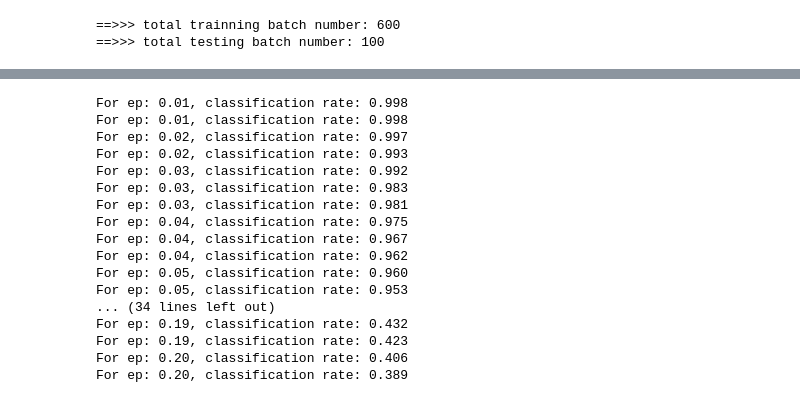
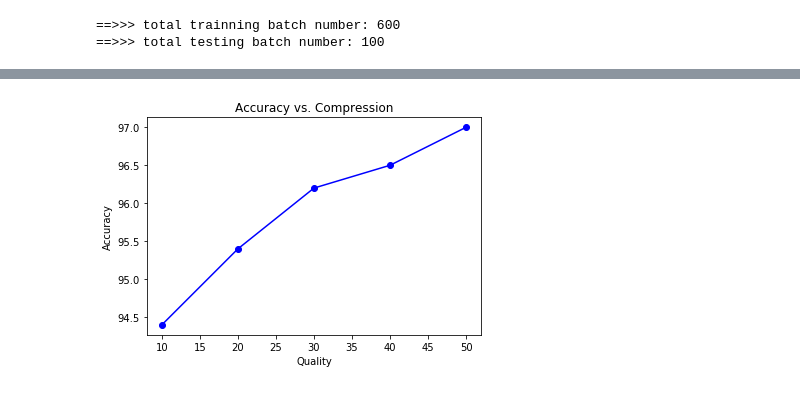
Before and after one commit to rraju1/Adv_jpeg_compression, a Jupyter notebook: adv_compression.ipynb, the cells around one changed output, grey strips where cells are left out. Cells and saved outputs as stored; diff of their text form; code cells hidden in the pictures.

```diff
--- a/adv_compression.ipynb
+++ b/adv_compression.ipynb
@@ -434,0 +469,2 @@ plt.savefig('adv_diff.png',bbox_inches='tight')
+# %%
+list_of_acc = []
@@ -435,39 +503,31 @@ plt.savefig('adv_diff.png',bbox_inches='tight')
+# %%
+list_of_acc.append(acc)
+# %%
+q = [10, 20, 30, 40, 50, 60]
+# %%
+plt.plot(q[:-1], list_of_acc[:-1], 'bo-')
+plt.title('Accuracy vs. Compression')
+plt.ylabel('Accuracy')
+plt.xlabel('Quality')
+# plt.show()
+plt.savefig("Accuracy_vs_compression.png", bbox_inches="tight")
+# %% [output]
+[figure, added]
 # %%
-trial_eps = np.linspace(0.01, 0.2)
-# it takes a long time to run this cell
-classification_rates = []
-
-for ep in trial_eps:
-    adv_errors = 0
-    for i in range(1000):
-        image = np_x[i]
-        label = target_np[i]
+epsilon = 0.2
+list_of_advs = []
+list_of_labels = []
+adv_errors = 0
+for i in range(1000):
+    image = np_x[i]
+    label = target_np[i]
     #     print('normal class:', np.argmax(fmodel.predictions(image)), label)
-        adv = attack(image, int(label), epsilons=np.linspace(0.,ep,10)[1:])
-        pred = np.argmax(fmodel.predictions(image))
-        if adv is not None:
-            adv_pred = np.argmax(fmodel.predictions(adv))
-            if pred != adv_pred:
-                adv_errors = adv_errors + 1
-    acc = (1-(adv_errors/1000))
-    classification_rates.append(acc)
-    print("For ep: {:.4f}, classification rate: {:.5f}".format(
-                ep, acc))
+    adv = attack(image, int(label), epsilons=np.linspace(0.,epsilon,10)[1:])
+    pred = np.argmax(fmodel.predictions(image))
+    if adv is not None:
+        adv_pred = np.argmax(fmodel.predictions(adv))
+        if pred != adv_pred:
+            adv_errors = adv_errors + 1
+            img = np.squeeze(adv, 0) # get rid of first dim to make it 2d
+            list_of_advs.append(img)
+            list_of_labels.append(pred)
-# %% [output]
-For ep: 0.01, classification rate: 0.998
-For ep: 0.01, classification rate: 0.998
-For ep: 0.02, classification rate: 0.997
-For ep: 0.02, classification rate: 0.993
-For ep: 0.03, classification rate: 0.992
-For ep: 0.03, classification rate: 0.983
-For ep: 0.03, classification rate: 0.981
-For ep: 0.04, classification rate: 0.975
-For ep: 0.04, classification rate: 0.967
-For ep: 0.04, classification rate: 0.962
-For ep: 0.05, classification rate: 0.960
-For ep: 0.05, classification rate: 0.953
-... (34 lines left out)
-For ep: 0.19, classification rate: 0.432
-For ep: 0.19, classification rate: 0.423
-For ep: 0.20, classification rate: 0.406
-For ep: 0.20, classification rate: 0.389
```
Also changed, not shown: parts of 16 cells of this notebook.
